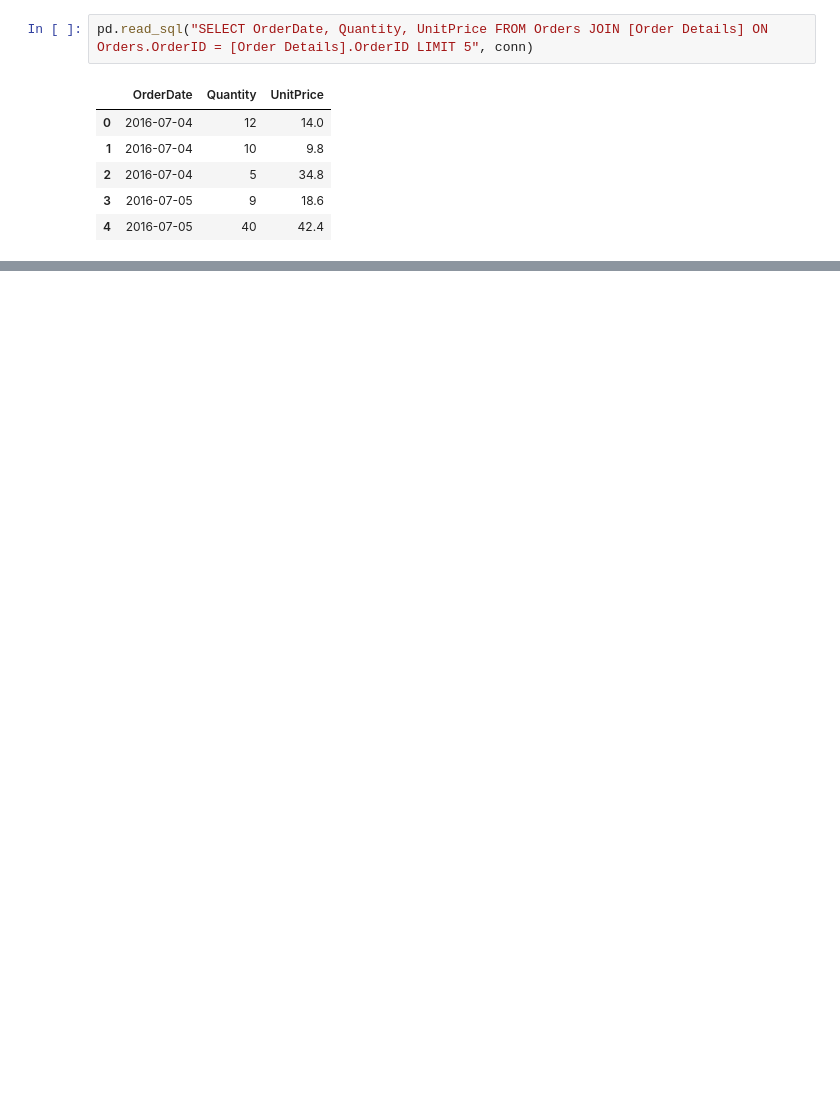
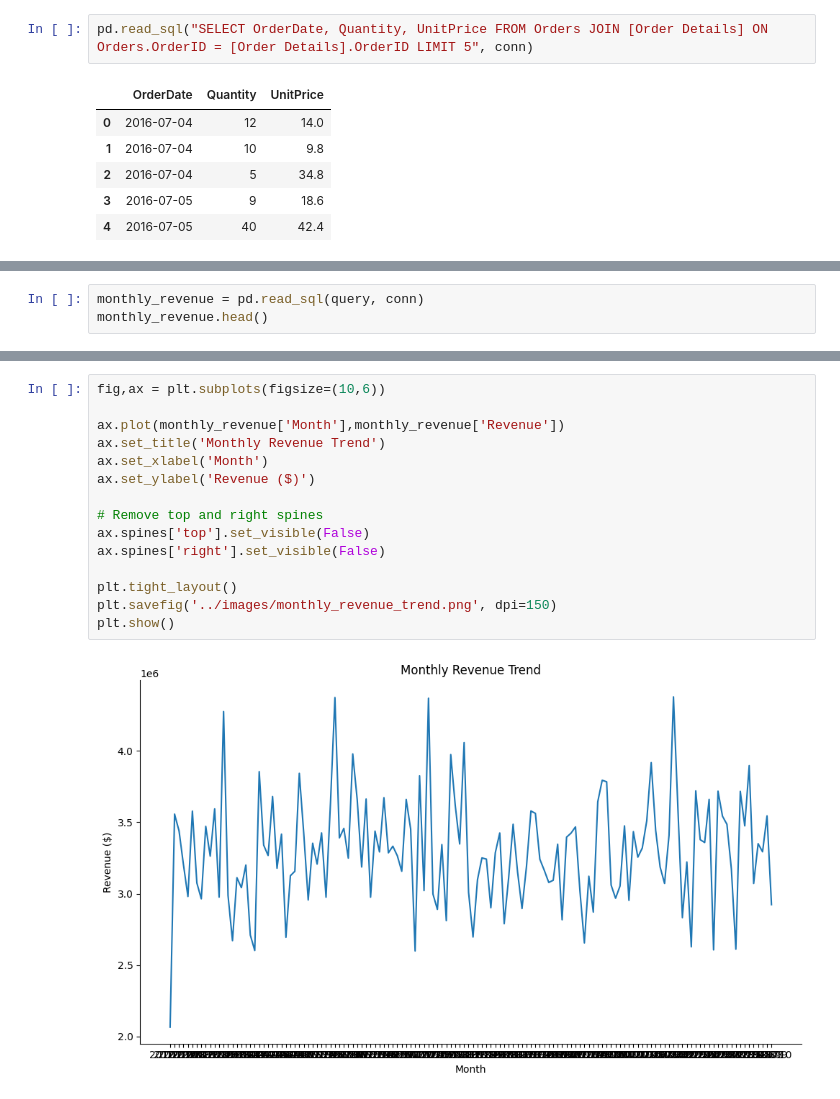
Before and after one commit to MArfanA333/sql-business-analysis-northwind, a Jupyter notebook: notebooks/02_sql_analysis.ipynb, the cells around one changed output, grey strips where cells are left out. Cells and saved outputs as stored; diff of their text form; blank space fills up the shorter version.

```diff
--- a/notebooks/02_sql_analysis.ipynb
+++ b/notebooks/02_sql_analysis.ipynb
@@ -71,0 +90,3 @@ pd.read_sql("SELECT OrderDate, Quantity, UnitPrice FROM Orders JOIN [Order Detai
+# %%
+monthly_revenue = pd.read_sql(query, conn)
+monthly_revenue.head()
@@ -71,0 +100,17 @@ pd.read_sql("SELECT OrderDate, Quantity, UnitPrice FROM Orders JOIN [Order Detai
+# %%
+fig,ax = plt.subplots(figsize=(10,6))
+
+ax.plot(monthly_revenue['Month'],monthly_revenue['Revenue'])
+ax.set_title('Monthly Revenue Trend')
+ax.set_xlabel('Month')
+ax.set_ylabel('Revenue ($)')
+
+# Remove top and right spines
+ax.spines['top'].set_visible(False)
+ax.spines['right'].set_visible(False)
+
+plt.tight_layout()
+plt.savefig('../images/monthly_revenue_trend.png', dpi=150)
+plt.show()
+# %% [output]
+[figure, added]
```
Also changed, not shown: parts of 14 cells of this notebook, 2 other files.
